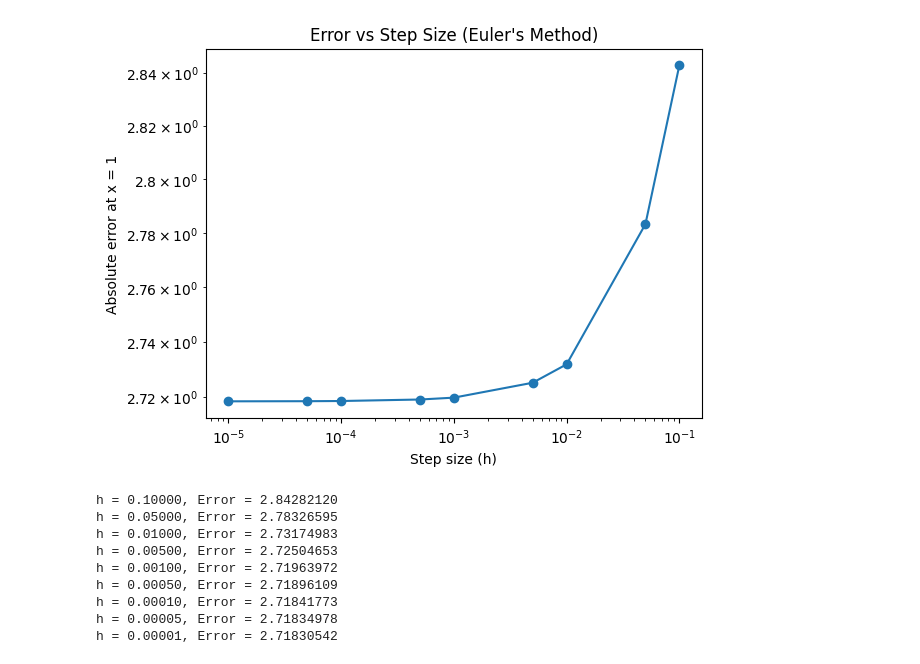
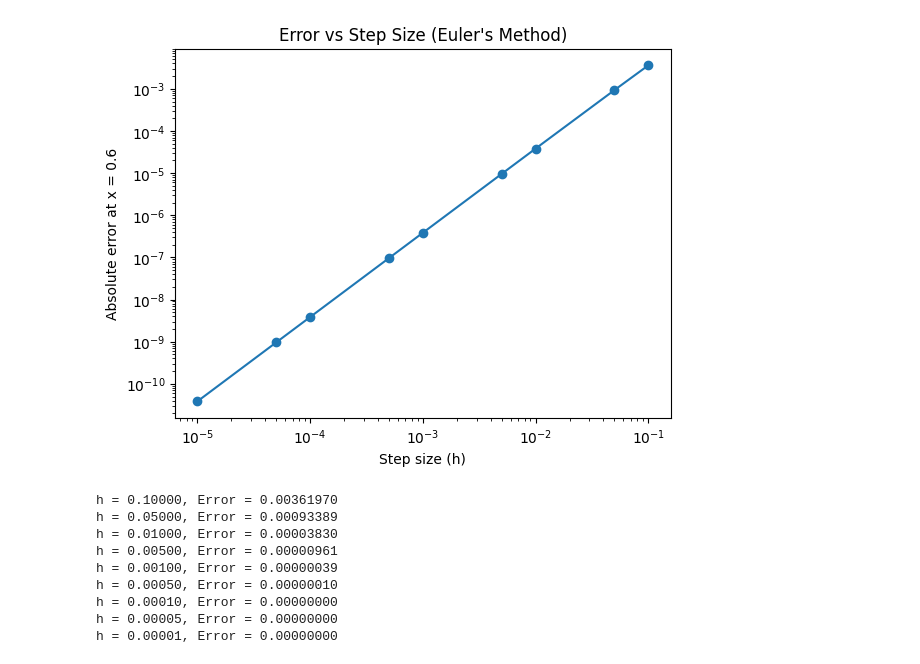
Before and after one commit to astroartics/Numerical_Analysis, a Jupyter notebook: Sem_3/ODE.ipynb, the cells around one changed output. Saved outputs shown, nothing was run; the diff lists cells and outputs as text; code cells hidden in the pictures.

```diff
--- a/Sem_3/ODE.ipynb
+++ b/Sem_3/ODE.ipynb
@@ -12,29 +12,55 @@ class ODE:
         self.y0 = y0
 
     def f_ode(self, x_point, y_point):
-        return (x_point + y_point)
+        # return (x_point + y_point)
+        return (y_point + np.cos(x_point))
 
     # Analytical Solution
     def f_actual(self, x_point):
-        return (2 * np.exp(x_point) - x_point - 1)
+        # return (2 * np.exp(x_point) - x_point - 1)
+        return ((3.0 / 2.0) * np.exp(x_point)) + ((1.0 / 2.0) * (np.sin(x_point) - np.cos(x_point)))
 
+    # -------------------------------------------------------
+
+    # Euler's Method
     def eulers_method(self, h):
         n = int((self.x_end - self.x0) / h)
-        x = np.linspace(self.x0, self.x_end, n + 1)
+        x = np.linspace(self.x0, self.x_end, n + 1)  # Generating equal spaced x values
         y = np.zeros(n + 1)
-        y0 = self.y0
+        y[0] = self.y0
 
         for i in range(n):
             y[i + 1] = y[i] + h * self.f_ode(x[i], y[i])
 
         return x, y
 
-    def compare_error(self):
+    # -------------------------------------------------------
+
+    # Modified Euler Method
+    def modified_euler_method(self, h):
+        x = np.arange(self.x0, self.x_end + 1e-12, h)
+        n = len(x) - 1
+        y = np.zeros(n + 1)
+        y[0] = self.y0
+
+        for i in range(n):
+            y_pred = y[i] + h * self.f_ode(x[i], y[i])  # Predictor
+            y[i + 1] = y[i] + (h / 2.0) * (self.f_ode(x[i], y[i]) + self.f_ode(x[i + 1], y_pred)) # Corrector
+
+        # print(x, y)
+        return x, y
+
+    # -------------------------------------------------------
+
+    def compare_error(self, method = "Eulers"):
         h_values = [0.1, 0.05, 0.01, 0.005, 0.001, 0.0005, 0.0001, 0.00005, 0.00001]
         errors = []
 
         for h in h_values:
-            x, y = self.eulers_method(h)
+            if method == "Eulers":
+                x, y = self.eulers_method(h)
+            elif method == "Modified_Eulers":
+                x, y = self.modified_euler_method(h)
             actual_error = self.f_actual(self.x_end)
             err = abs(y[-1] - actual_error)  # Considering the absolute error of the last value
             errors.append(err)
@@ -48,16 +74,19 @@ class ODE:
         for h_val, err in zip(h_values, errors):
             print(f"h = {h_val:.5f}, Error = {err:.8f}")
 # %%
-ode_obj = ODE(0, 1, 1)
-ode_obj.compare_error()
+ode_obj = ODE(0.0, 0.6, 1)
+# ode_obj.compare_error("Eulers")
+
+ode_obj.modified_euler_method(0.2)
+ode_obj.compare_error("Modified_Eulers")
 # %% [output]
-[figure, old version]
+[figure, new version]
-h = 0.10000, Error = 2.84282120
-h = 0.05000, Error = 2.78326595
-h = 0.01000, Error = 2.73174983
-h = 0.00500, Error = 2.72504653
-h = 0.00100, Error = 2.71963972
-h = 0.00050, Error = 2.71896109
-h = 0.00010, Error = 2.71841773
-h = 0.00005, Error = 2.71834978
-h = 0.00001, Error = 2.71830542
+h = 0.10000, Error = 0.00361970
+h = 0.05000, Error = 0.00093389
+h = 0.01000, Error = 0.00003830
+h = 0.00500, Error = 0.00000961
+h = 0.00100, Error = 0.00000039
+h = 0.00050, Error = 0.00000010
+h = 0.00010, Error = 0.00000000
+h = 0.00005, Error = 0.00000000
+h = 0.00001, Error = 0.00000000
```
